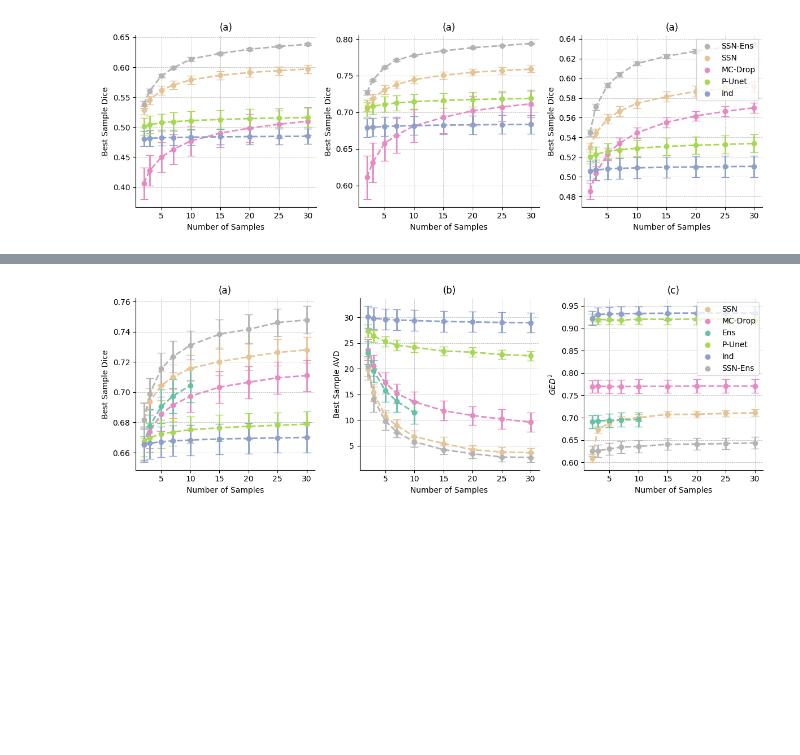
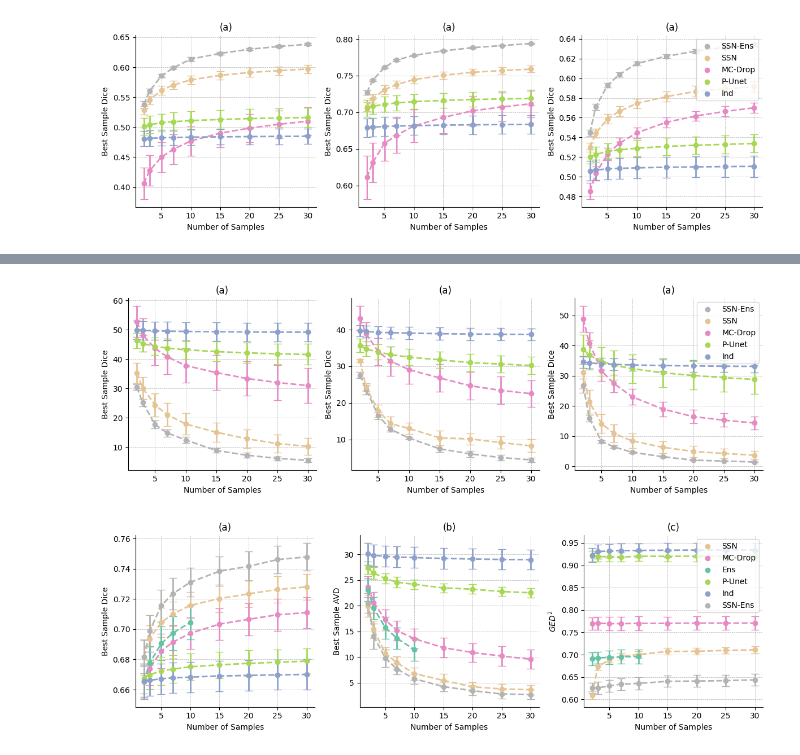
Before and after one commit to BenjaminPhi5/WMH_UQ_assessment, a Jupyter notebook: trustworthai/journal_run/interrater_experiments/visualize interrater results.ipynb, the cells around one changed output, grey strips where cells are left out. Saved outputs shown, nothing was run; the diff lists cells and outputs as text; code cells hidden in the pictures; blank space fills up the shorter version.

```diff
--- a/trustworthai/journal_run/interrater_experiments/visualize interrater results.ipynb
+++ b/trustworthai/journal_run/interrater_experiments/visualize interrater results.ipynb
@@ -187,0 +217,11 @@ plt.tight_layout()
+# %%
+plt.figure(figsize=(12, 4))
+plt.subplot(1,3,1)
+plot_metric_as_samples_increase(mss3_df, "rater1_sample_best_avd", r"Best Sample Dice", "(a)", False)
+plt.subplot(1,3,2)
+plot_metric_as_samples_increase(lbc_df, "rater1_sample_best_avd", r"Best Sample Dice", "(a)", False)
+plt.subplot(1,3,3)
+plot_metric_as_samples_increase(challenge_df, "rater1_sample_best_avd", r"Best Sample Dice", "(a)", True)
+plt.tight_layout()
+# %% [output]
+[figure, added]
```
Also changed, not shown: parts of 5 cells of this notebook.
